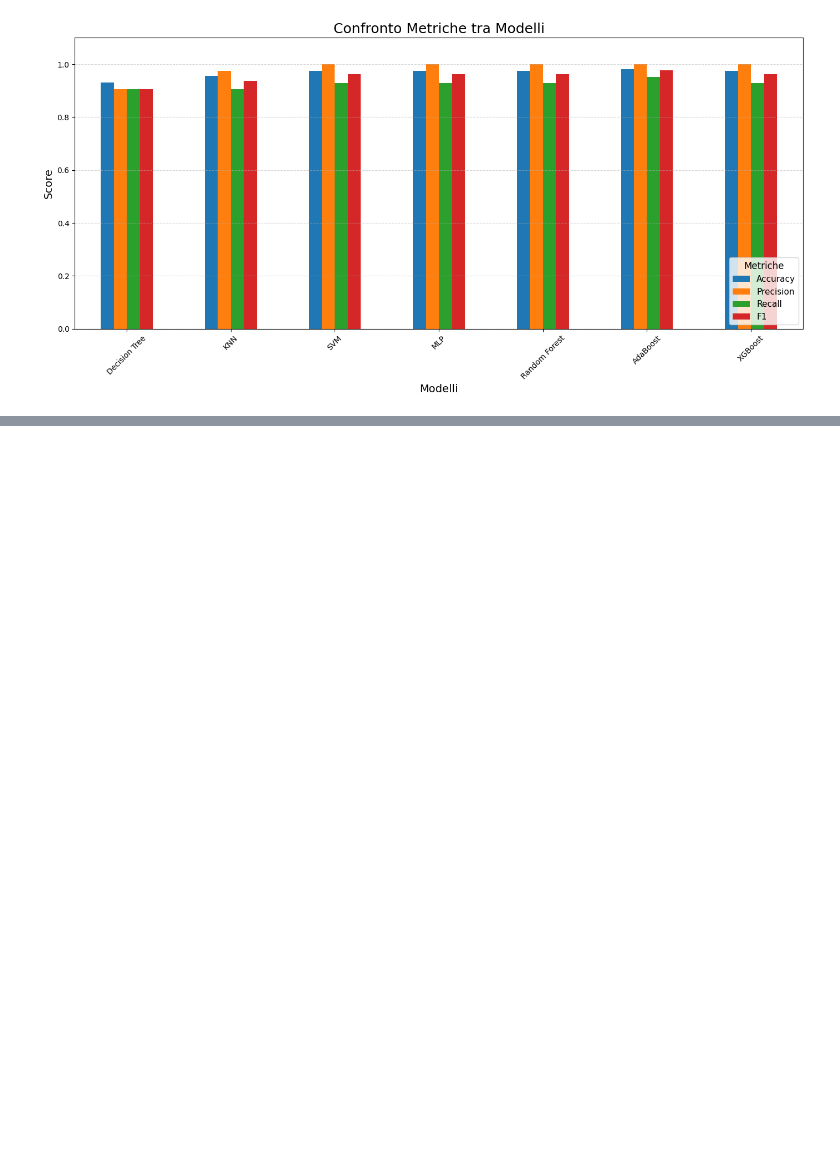
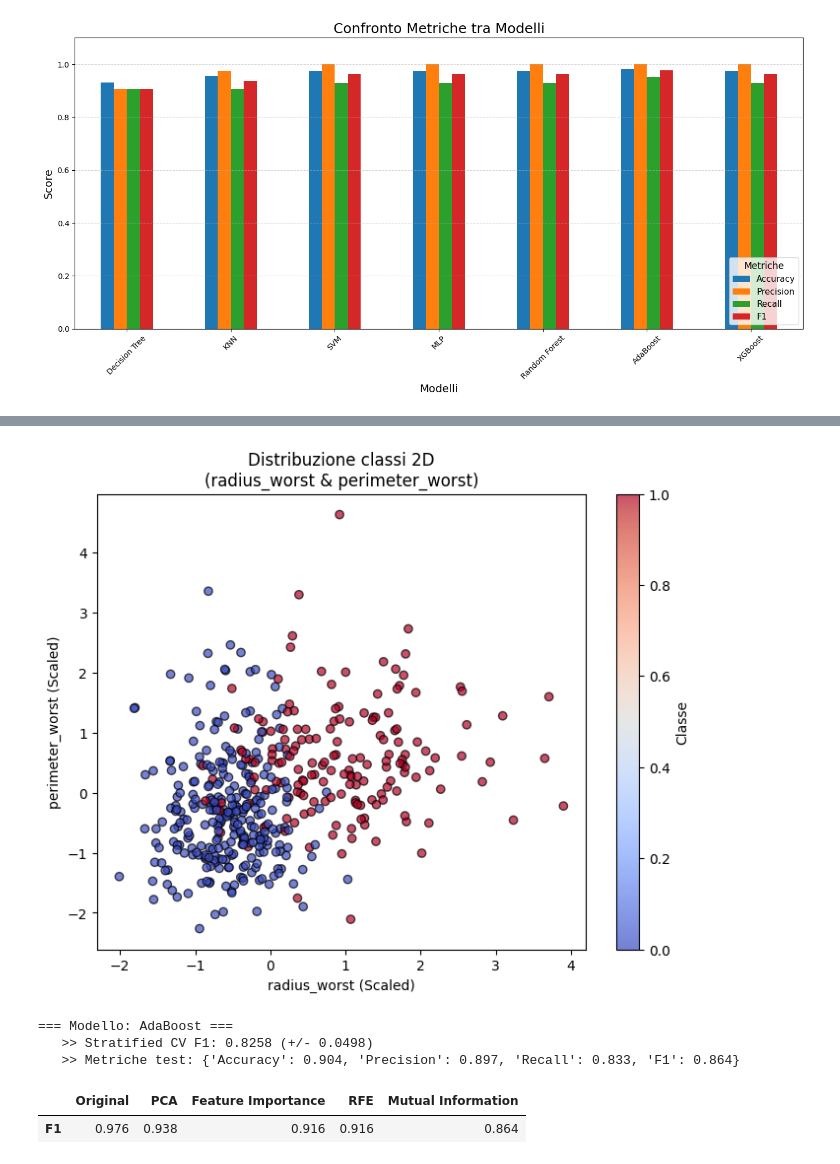
Before and after one commit to Pandanna/Data-Mining-Project, a Jupyter notebook: Cancer_dataset.ipynb, the cells around one changed output, grey strips where cells are left out. Cells and saved outputs as stored; diff of their text form; code cells hidden in the pictures; blank space fills up the shorter version.

```diff
--- a/Cancer_dataset.ipynb
+++ b/Cancer_dataset.ipynb
@@ -571,0 +732,26 @@ df_compare
+# %%
+from sklearn.feature_selection import mutual_info_classif
+
+mi = mutual_info_classif(X_train_scaled, y_train, random_state=42)
+
+# 2) Ordino le feature per importanza MI
+feature_names = np.array(feature_names)
+mi_df = pd.DataFrame({
+    "Feature": feature_names,
+    "MI": mi
+}).sort_values(by="MI", ascending=False)
+
+print(mi_df)
+
+# 3) Prendo le top 2
+feature_names = mi_df.head(2)["Feature"].values
+indices = [list(feature_names).index(f) for f in feature_names]
+
+print("Feature scelte:", feature_names)
+
+# 4) Creo i dataset ridotti
+X_train_mi = X_train_scaled[:, indices]
+X_test_mi  = X_test_scaled[:, indices]
+
+print(f"Feature originali: {X_train_scaled.shape[1]}")
+print(f"Feature rimaste: {X_train_mi.shape[1]}")
@@ -571,0 +776,37 @@ df_compare
+# %%
+from sklearn.base import clone
+
+models = {
+    "AdaBoost": AdaBoostClassifier(random_state=42),
+}
+
+results_mi = train_eval_2d_models(
+    models=models,
+    X_train_2d=X_train_mi,
+    X_test_2d=X_test_mi,
+    y_train=y_train,
+    y_test=y_test,
+    feature_names_2d=feature_names,
+    strat_cv=strat_cv,
+    task_type='binary',
+    pos_label=TARGET_LABEL,
+    do_plot=True
+)
+# %% [output]
+[figure, added]
+=== Modello: AdaBoost ===
+   >> Stratified CV F1: 0.8258 (+/- 0.0498)
+   >> Metriche test: {'Accuracy': 0.904, 'Precision': 0.897, 'Recall': 0.833, 'F1': 0.864}
+# %%
+df_compare = pd.DataFrame({
+    "Original": df_results["F1"]["AdaBoost"],
+    "PCA": results_pca["AdaBoost"]["metrics"]["F1"],
+    "Feature Importance": results_fi["AdaBoost"]["metrics"]["F1"],
+    "RFE": results_rfe["AdaBoost"]["metrics"]["F1"],
+    "Mutual Information": results_mi["AdaBoost"]["metrics"]["F1"],
+}, index=["F1"])
+
+df_compare
+# %% [output]
+|  | Original | PCA | Feature Importance | RFE | Mutual Information |
+| F1 | 0.976 | 0.938 | 0.916 | 0.916 | 0.864 |
```
Also changed, not shown: parts of 13 cells of this notebook.
